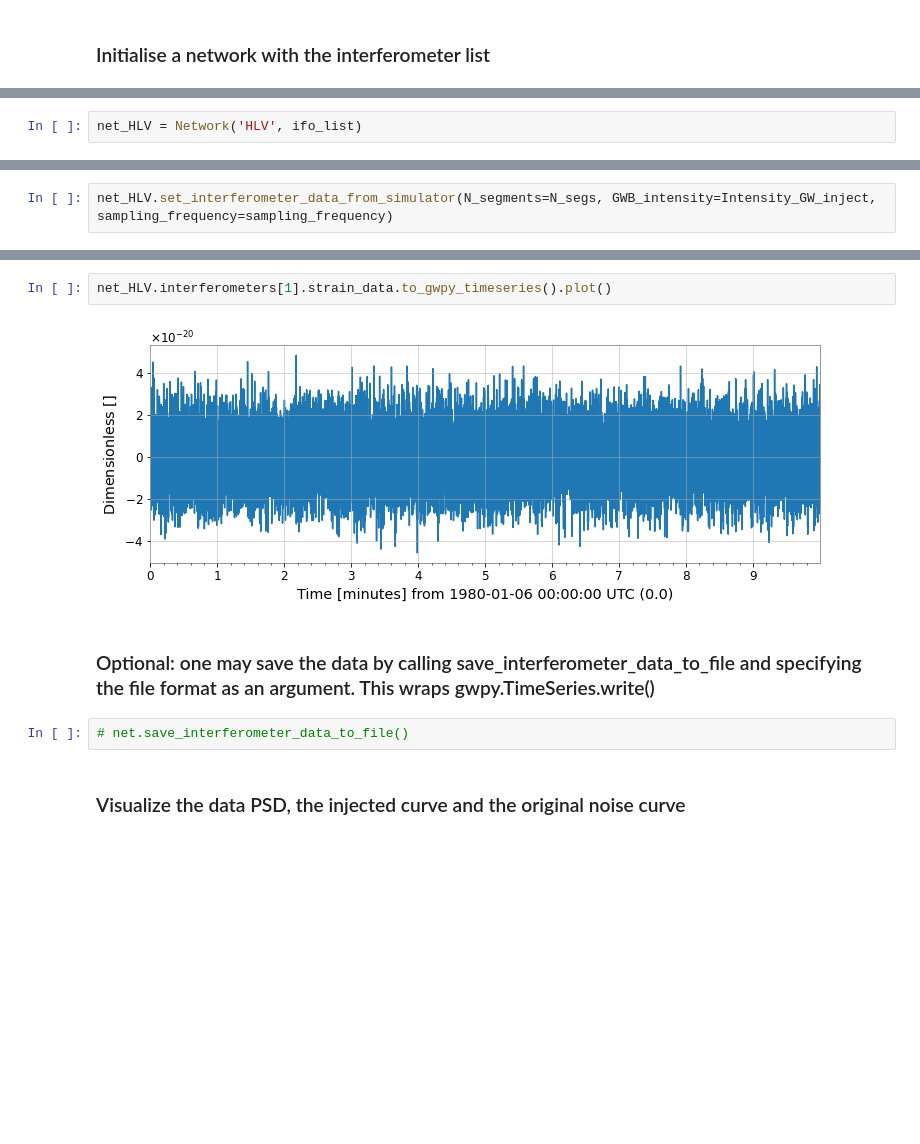
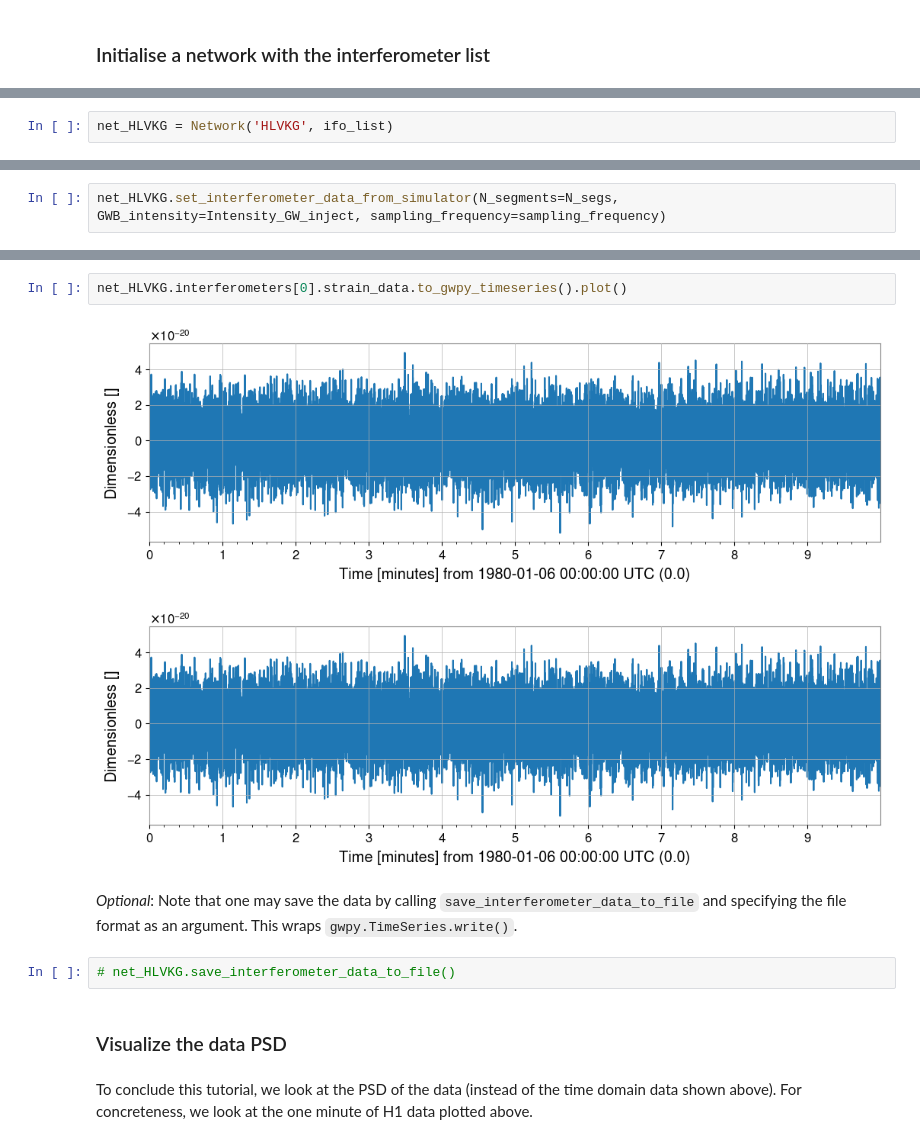
Before and after one commit to a-renzini/pygwb, a Jupyter notebook: tutorials/generate_stochastic_background_in_network.ipynb, the cells around one changed output, grey strips where cells are left out. Drawn from its saved outputs; the diff is of its cells as text; blank space fills up the shorter version.

```diff
--- a/tutorials/generate_stochastic_background_in_network.ipynb
+++ b/tutorials/generate_stochastic_background_in_network.ipynb
@@ -91,3 +115,3 @@ plt.loglog(H1.power_spectral_density.psd_array)
 # %%
-net_HLV = Network('HLV', ifo_list)
+net_HLVKG = Network('HLVKG', ifo_list)
 # %% [markdown]
@@ -95,5 +121,5 @@ net_HLV = Network('HLV', ifo_list)
 # %%
-net_HLV.set_interferometer_data_from_simulator(N_segments=N_segs, GWB_intensity=Intensity_GW_inject, sampling_frequency=sampling_frequency)
+net_HLVKG.set_interferometer_data_from_simulator(N_segments=N_segs, GWB_intensity=Intensity_GW_inject, sampling_frequency=sampling_frequency)
 # %% [output]
 WARNING: AstropyDeprecationWarning: The truth value of a Quantity is ambiguous. In the future this will raise a ValueError. [astropy.units.quantity]
 WARNING:astropy:AstropyDeprecationWarning: The truth value of a Quantity is ambiguous. In the future this will raise a ValueError.
@@ -116,13 +145,16 @@ data_H_1min.plot()
 # %%
-net_HLV.interferometers[1].strain_data.to_gwpy_timeseries().plot()
+net_HLVKG.interferometers[0].strain_data.to_gwpy_timeseries().plot()
 # %% [output]
-[figure, old version]
+[figure, new version]
+[figure, added]
 # %% [markdown]
-### Optional: one may save the data by calling save_interferometer_data_to_file and specifying the file format as an argument. This wraps gwpy.TimeSeries.write()
+*Optional*: Note that one may save the data by calling `save_interferometer_data_to_file` and specifying the file format as an argument. This wraps `gwpy.TimeSeries.write()`.
 # %%
-# net.save_interferometer_data_to_file()
+# net_HLVKG.save_interferometer_data_to_file()
 # %% [markdown]
-### Visualize the data PSD, the injected curve and the original noise curve
+### Visualize the data PSD
+# %% [markdown]
+To conclude this tutorial, we look at the PSD of the data (instead of the time domain data shown above). For concreteness, we look at the one minute of H1 data plotted above.
 # %%
 import matplotlib.pyplot as plt
 %matplotlib inline
```
Also changed, not shown: parts of 29 cells of this notebook.
